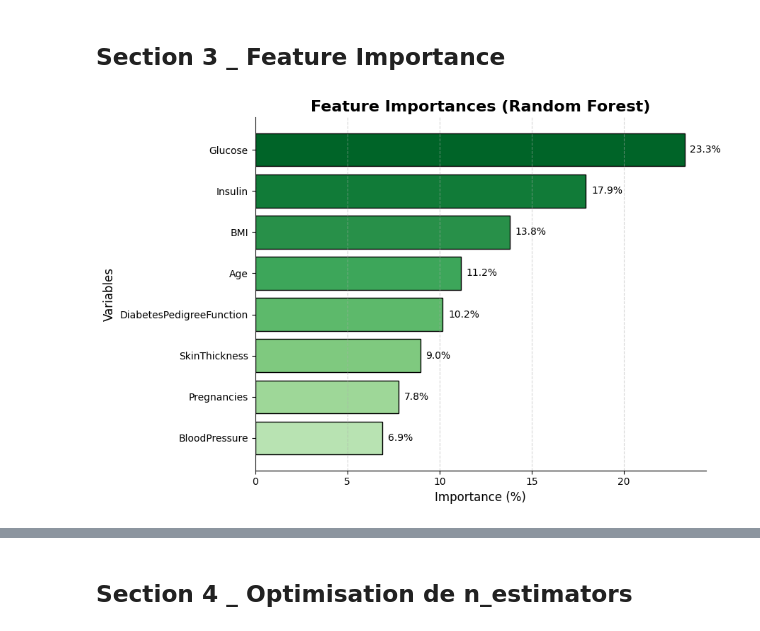
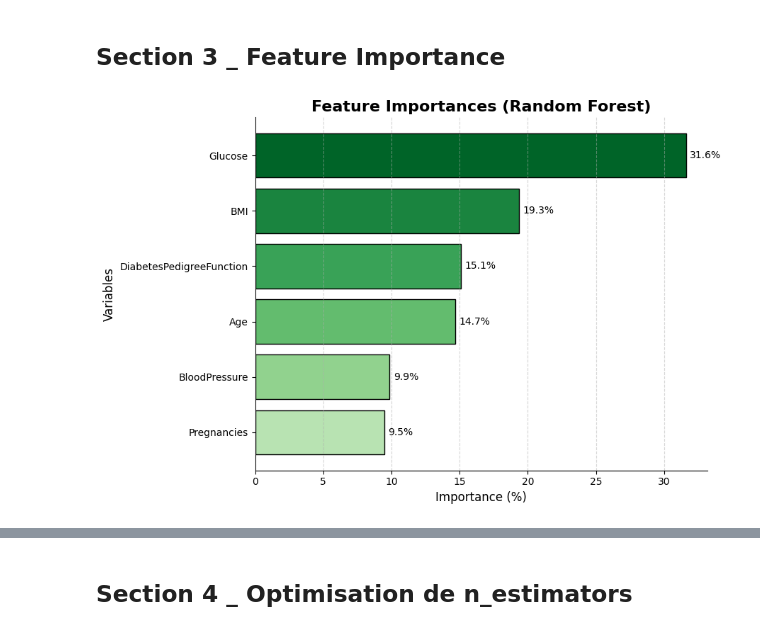
Before and after one commit to fidas5/Pima-Diabetes-RandomForest-Analysis, a Jupyter notebook: Notebook.ipynb, the cells around one changed output, grey strips where cells are left out. Saved outputs shown, nothing was run; the diff lists cells and outputs as text; code cells hidden in the pictures.

```diff
--- a/Notebook.ipynb
+++ b/Notebook.ipynb
@@ -829,0 +627,32 @@ Dans ce cas précis, le modèle Random Forest fonctionne mieux sans *Insulin* et
+# %%
+# Supprimer la variable SkinThickness
+X_train_no_skin = np.delete(X_train_scaled, skin_idx, axis=1)
+X_test_no_skin  = np.delete(X_test_scaled,  skin_idx, axis=1)
+
+rf_no_skin = RandomForestClassifier(
+    n_estimators=100,
+    oob_score=True,
+    random_state=42
+)
+
+rf_no_skin.fit(X_train_no_skin, y_train)
+
+print("OOB Score (sans SkinThickness):", rf_no_skin.oob_score_)
+
+y_pred_no_skin = rf_no_skin.predict(X_test_no_skin)
+
+print("Accuracy (sans SkinThickness):", accuracy_score(y_test, y_pred_no_skin))
+print(classification_report(y_test, y_pred_no_skin))
+
+recall_no_skin = recall_score(y_test, y_pred_no_skin)
+
+print(f"RF avec SkinThickness : {recall_full:.4f}")
+print(f"RF sans SkinThickness : {recall_no_skin:.4f}")
+
+diff = recall_full - recall_no_skin
+if diff > 0:
+    print(f"\n✅ SkinThickness améliore le Recall de +{diff:.4f}")
+elif diff < 0:
+    print(f"\n❌ SkinThickness dégrade le Recall de {abs(diff):.4f}")
+else:
+    print(f"\n⚖️ SkinThickness n'a aucun impact sur le Recall")
@@ -834,11 +740,15 @@ import pandas as pd
 import matplotlib.pyplot as plt
 import numpy as np
 
-# Importance des variables
-importances = rf.feature_importances_
+# ── Noms des features après suppression ──────────
+cols_to_remove = ["Insulin", "SkinThickness"]
+remaining_features = [f for f in feature_names if f not in cols_to_remove]
+
+# ── Importance des variables ──────────────────────
+importances = rf_no_ins_skin.feature_importances_  # ← modèle sans les 2 colonnes
 
 feat_imp = pd.DataFrame({
-    "Feature": X_train.columns,
+    "Feature"   : remaining_features,  # ← noms reconstruits manuellement
     "Importance": importances
 })
 
@@ -851,33 +761,31 @@ feat_imp["Importance_pct"] = feat_imp["Importance"] * 100
 # Dégradé de vert (du clair au foncé)
 colors = plt.cm.Greens(np.linspace(0.3, 0.9, len(feat_imp)))
 
 # Création du graphique
 plt.figure(figsize=(9, 6))
 
 bars = plt.barh(
     feat_imp["Feature"],
     feat_imp["Importance_pct"],
     color=colors,
     edgecolor='black'
 )
 
 # Ajouter les pourcentages
 for i, v in enumerate(feat_imp["Importance_pct"]):
     plt.text(v + 0.3, i, f"{v:.1f}%", va='center', fontsize=10)
 
 # Personnalisation
 plt.title("Feature Importances (Random Forest)", fontsize=16, fontweight='bold')
 plt.xlabel("Importance (%)", fontsize=12)
 plt.ylabel("Variables", fontsize=12)
-
 plt.grid(axis='x', linestyle='--', alpha=0.5)
 
-# Style clean
 ax = plt.gca()
 ax.spines['top'].set_visible(False)
 ax.spines['right'].set_visible(False)
 
 plt.tight_layout()
 plt.show()
 # %% [output]
-[figure, old version]
+[figure, new version]
```
Also changed, not shown: parts of 72 cells of this notebook, 2 other files.
